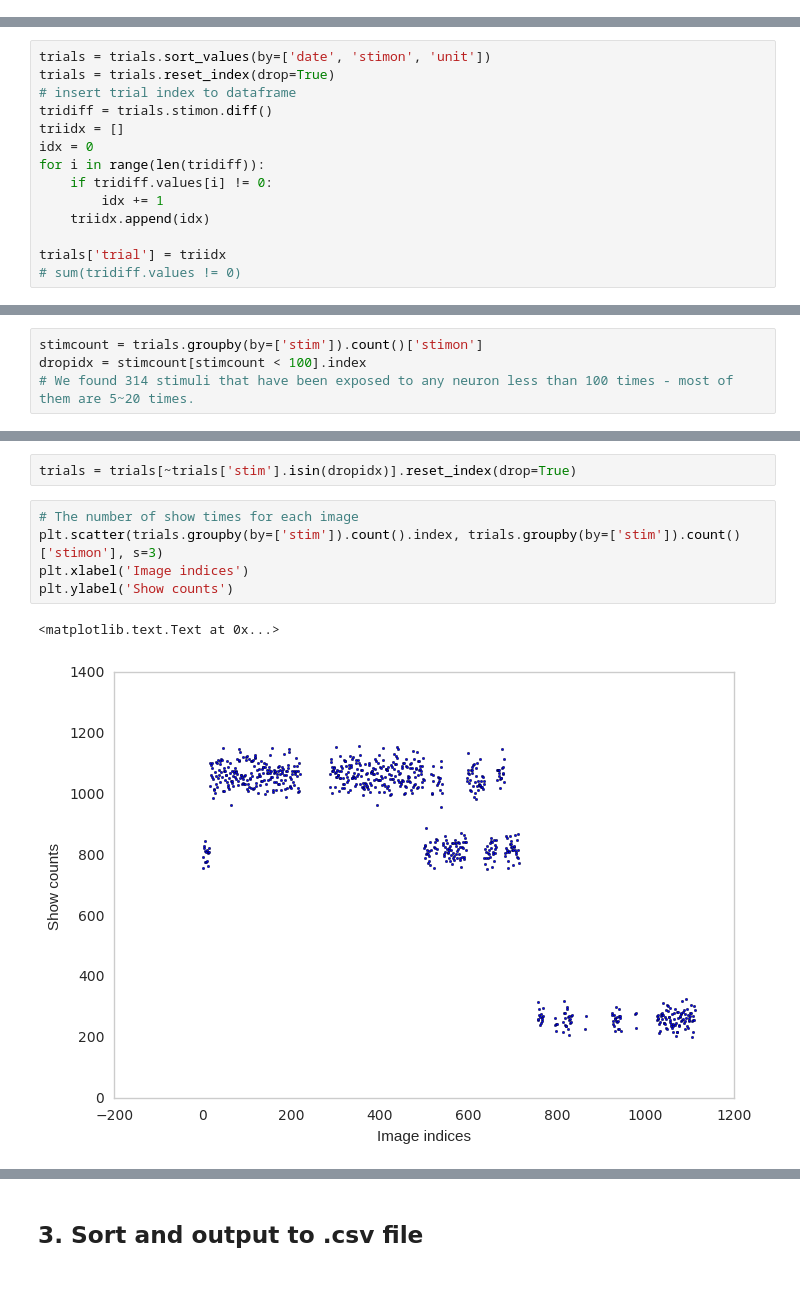
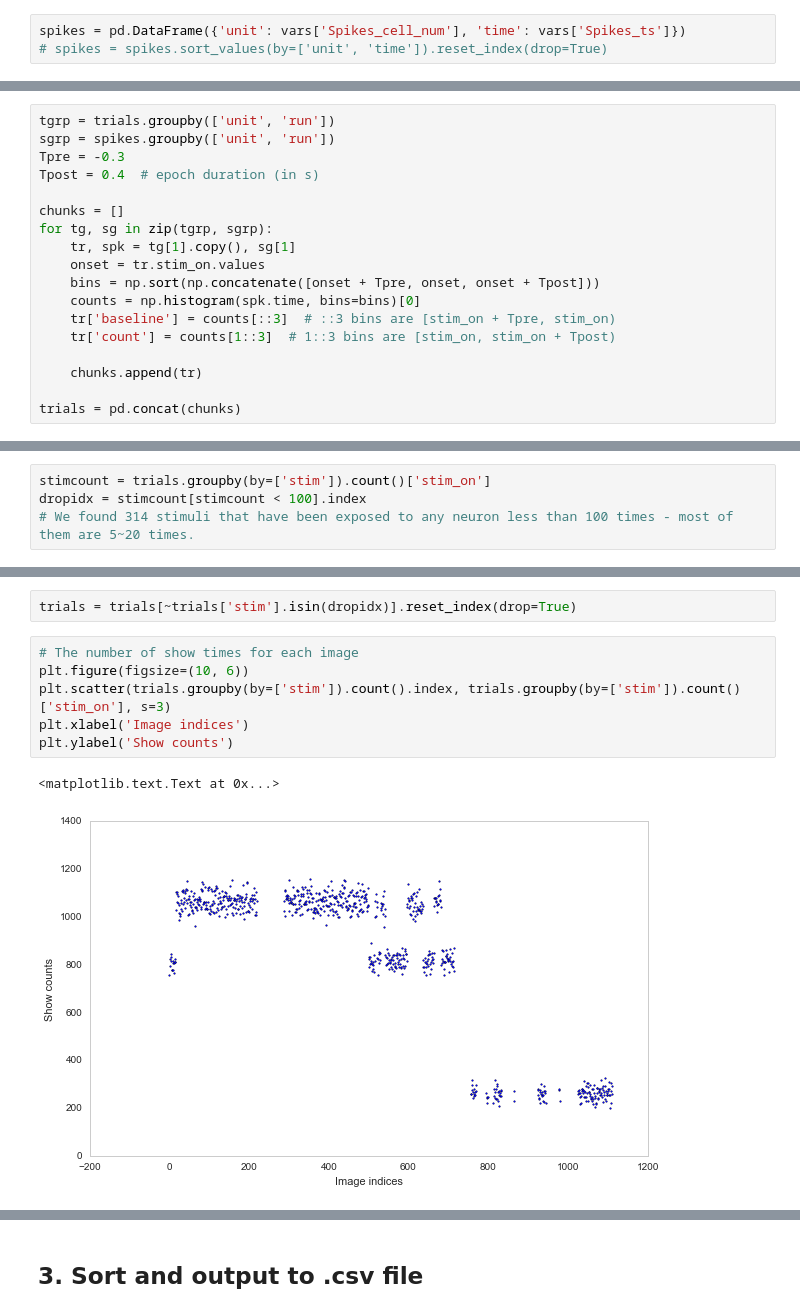
Before and after one commit to pearsonlab/utevsky2016, a Jupyter notebook: prepare_monkey_data.ipynb, the cells around one changed output, grey strips where cells are left out. Saved outputs shown, nothing was run; the diff lists cells and outputs as text; blank space fills up the shorter version.

Commit message:
revamp of data cleaning/prep code

```diff
--- a/prepare_monkey_data.ipynb
+++ b/prepare_monkey_data.ipynb
@@ -180,0 +91,3 @@ plt.ylabel('Neuron indices (526 totally)')
+# %%
+spikes = pd.DataFrame({'unit': vars['Spikes_cell_num'], 'time': vars['Spikes_ts']})
+# spikes = spikes.sort_values(by=['unit', 'time']).reset_index(drop=True)
@@ -293 +195,19 @@ dfpre
+# %%
+tgrp = trials.groupby(['unit', 'run'])
+sgrp = spikes.groupby(['unit', 'run'])
+Tpre = -0.3
+Tpost = 0.4  # epoch duration (in s)
+
+chunks = []
+for tg, sg in zip(tgrp, sgrp):
+    tr, spk = tg[1].copy(), sg[1]
+    onset = tr.stim_on.values
+    bins = np.sort(np.concatenate([onset + Tpre, onset, onset + Tpost]))
+    counts = np.histogram(spk.time, bins=bins)[0]
+    tr['baseline'] = counts[::3]  # ::3 bins are [stim_on + Tpre, stim_on)
+    tr['count'] = counts[1::3]  # 1::3 bins are [stim_on, stim_on + Tpost)
+
+    chunks.append(tr)
+
+trials = pd.concat(chunks)
 # %%
@@ -326,14 +231,0 @@ average counts is rewarded: 2.12916137789
-# %%
-trials = trials.sort_values(by=['date', 'stimon', 'unit'])
-trials = trials.reset_index(drop=True)
-# insert trial index to dataframe
-tridiff = trials.stimon.diff()
-triidx = []
-idx = 0
-for i in range(len(tridiff)):
-    if tridiff.values[i] != 0:
-        idx += 1
-    triidx.append(idx)
-
-trials['trial'] = triidx
-# sum(tridiff.values != 0)
@@ -361,7 +232,7 @@ trials
 # %% [markdown]
 ## 2. Determine which stimuli will be excluded from the dataset
 # %%
-stimcount = trials.groupby(by=['stim']).count()['stimon']
+stimcount = trials.groupby(by=['stim']).count()['stim_on']
 dropidx = stimcount[stimcount < 100].index
 # We found 314 stimuli that have been exposed to any neuron less than 100 times - most of them are 5~20 times.
 # %%
@@ -375,11 +246,12 @@ Int64Index([ 204,  220,  221,  222,  223,  224,  225,  226,  227,  228,
 trials = trials[~trials['stim'].isin(dropidx)].reset_index(drop=True)
 # %%
 # The number of show times for each image
-plt.scatter(trials.groupby(by=['stim']).count().index, trials.groupby(by=['stim']).count()['stimon'], s=3)
+plt.figure(figsize=(10, 6))
+plt.scatter(trials.groupby(by=['stim']).count().index, trials.groupby(by=['stim']).count()['stim_on'], s=3)
 plt.xlabel('Image indices')
 plt.ylabel('Show counts')
 # %% [output]
 <matplotlib.text.Text at 0x...>
-[figure, old version]
+[figure, new version]
 # %%
 # Number of expose times for different neurons
```
Also changed, not shown: parts of 101 cells of this notebook.
